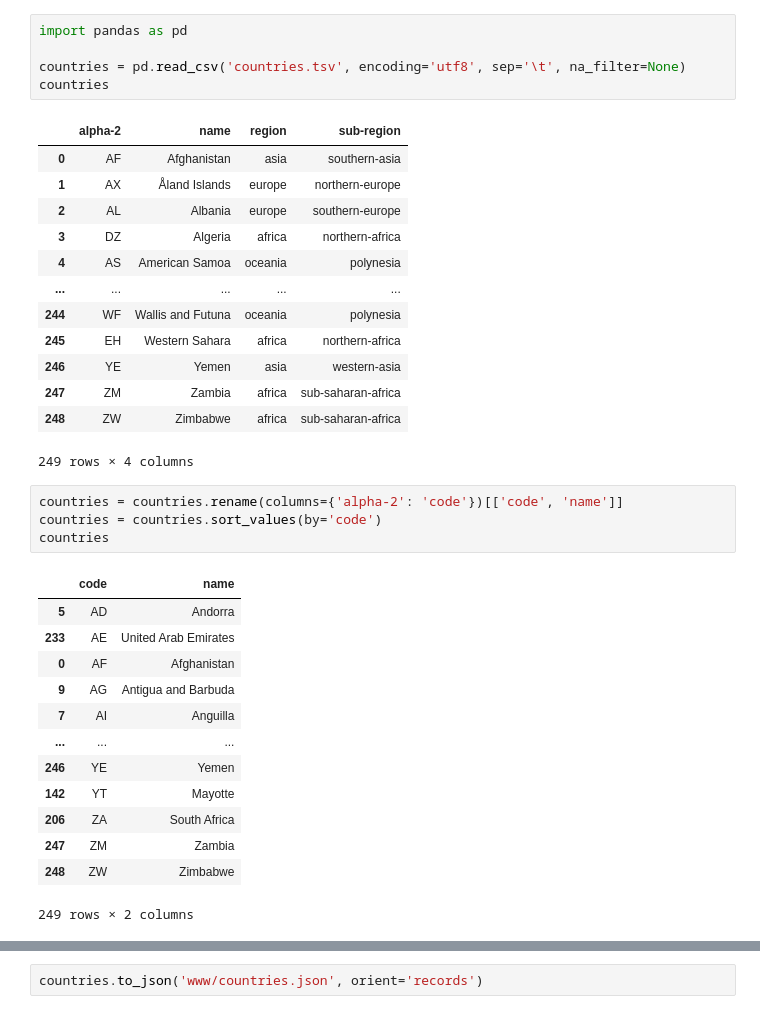
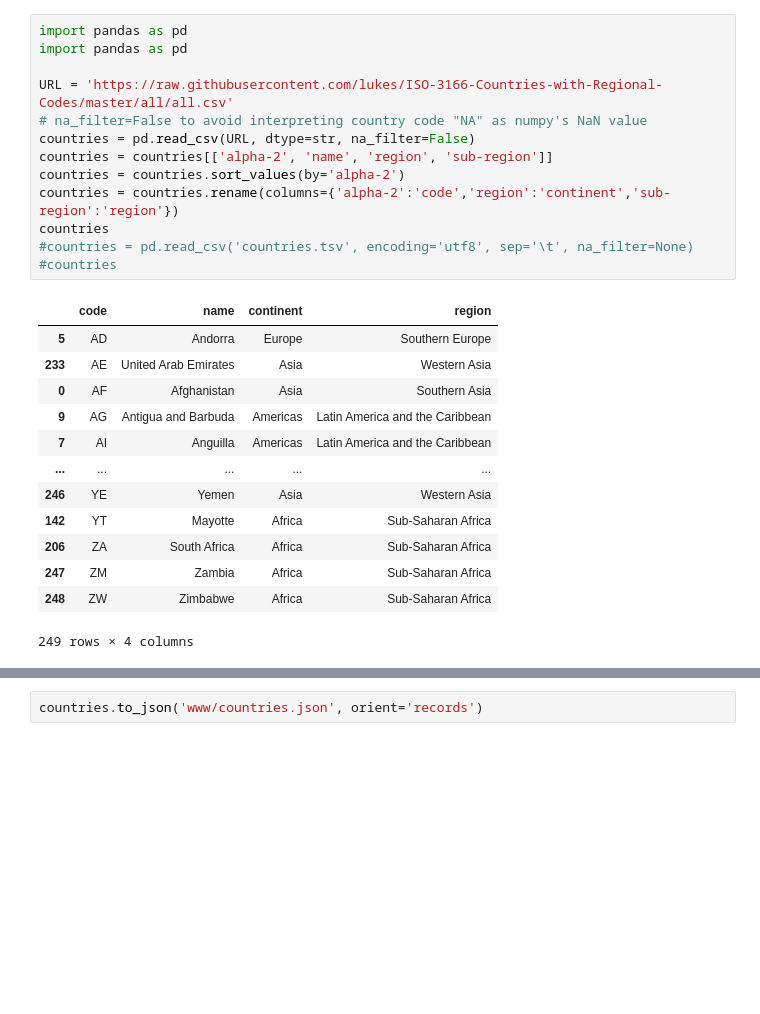
Before and after one commit to dagnelies/open-street-data, a Jupyter notebook: website.ipynb, the cells around one changed output, grey strips where cells are left out. Cells and saved outputs as stored; diff of their text form; blank space fills up the shorter version.

```diff
--- a/website.ipynb
+++ b/website.ipynb
@@ -1,39 +1,29 @@
-# %%
-import pandas as pd
-
-countries = pd.read_csv('countries.tsv', encoding='utf8', sep='\t', na_filter=None)
-countries
-# %% [output]
-|  | alpha-2 | name | region | sub-region |
-| 0 | AF | Afghanistan | asia | southern-asia |
-| 1 | AX | Åland Islands | europe | northern-europe |
-| 2 | AL | Albania | europe | southern-europe |
-| 3 | DZ | Algeria | africa | northern-africa |
-| 4 | AS | American Samoa | oceania | polynesia |
-| ... | ... | ... | ... | ... |
-| 244 | WF | Wallis and Futuna | oceania | polynesia |
-| 245 | EH | Western Sahara | africa | northern-africa |
-| 246 | YE | Yemen | asia | western-asia |
-| 247 | ZM | Zambia | africa | sub-saharan-africa |
-| 248 | ZW | Zimbabwe | africa | sub-saharan-africa |
-249 rows × 4 columns
-# %%
-countries = countries.rename(columns={'alpha-2': 'code'})[['code', 'name']]
-countries = countries.sort_values(by='code')
-countries
-# %% [output]
-|  | code | name |
-| 5 | AD | Andorra |
-| 233 | AE | United Arab Emirates |
-| 0 | AF | Afghanistan |
-| 9 | AG | Antigua and Barbuda |
-| 7 | AI | Anguilla |
-| ... | ... | ... |
-| 246 | YE | Yemen |
-| 142 | YT | Mayotte |
-| 206 | ZA | South Africa |
-| 247 | ZM | Zambia |
-| 248 | ZW | Zimbabwe |
-249 rows × 2 columns
+# %%
+import pandas as pd
+import pandas as pd
+
+URL = 'https://raw.githubusercontent.com/lukes/ISO-3166-Countries-with-Regional-Codes/master/all/all.csv'
+# na_filter=False to avoid interpreting country code "NA" as numpy's NaN value
+countries = pd.read_csv(URL, dtype=str, na_filter=False)
+countries = countries[['alpha-2', 'name', 'region', 'sub-region']]
+countries = countries.sort_values(by='alpha-2')
+countries = countries.rename(columns={'alpha-2':'code','region':'continent','sub-region':'region'})
+countries
+#countries = pd.read_csv('countries.tsv', encoding='utf8', sep='\t', na_filter=None)
+#countries
+# %% [output]
+|  | code | name | continent | region |
+| 5 | AD | Andorra | Europe | Southern Europe |
+| 233 | AE | United Arab Emirates | Asia | Western Asia |
+| 0 | AF | Afghanistan | Asia | Southern Asia |
+| 9 | AG | Antigua and Barbuda | Americas | Latin America and the Caribbean |
+| 7 | AI | Anguilla | Americas | Latin America and the Caribbean |
+| ... | ... | ... | ... | ... |
+| 246 | YE | Yemen | Asia | Western Asia |
+| 142 | YT | Mayotte | Africa | Sub-Saharan Africa |
+| 206 | ZA | South Africa | Africa | Sub-Saharan Africa |
+| 247 | ZM | Zambia | Africa | Sub-Saharan Africa |
+| 248 | ZW | Zimbabwe | Africa | Sub-Saharan Africa |
+249 rows × 4 columns
 # %%
 URL_BASE = 'https://files.openstreetdata.org'
```
Also changed, not shown: parts of 3 cells of this notebook, 6 other files.
